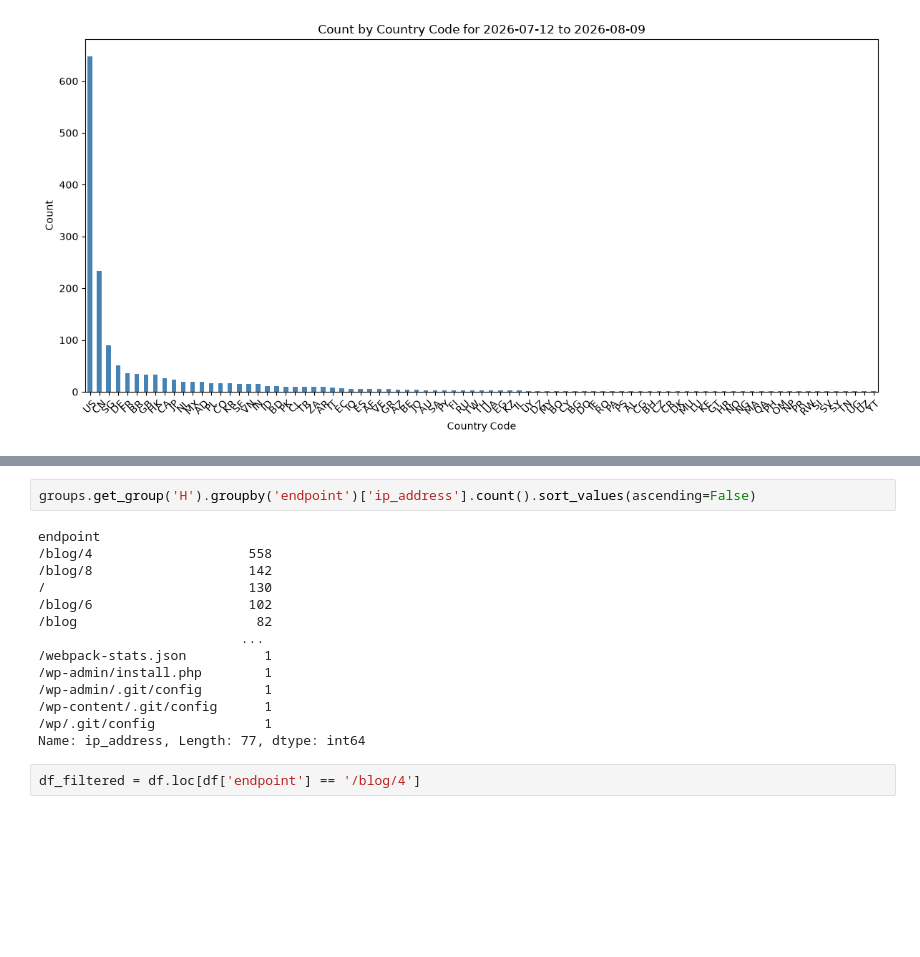
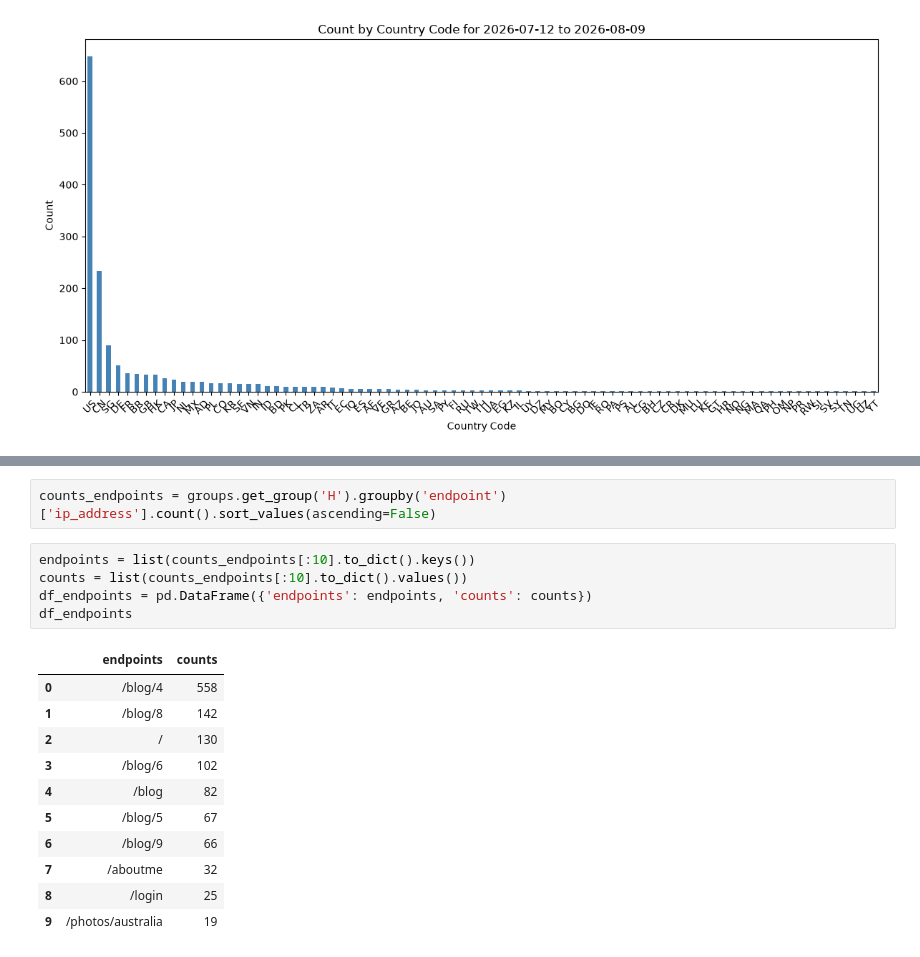
Before and after one commit to philiplessner/LogFileAnalysis, a Jupyter notebook: analysis.ipynb, the cells around one changed output, grey strips where cells are left out. Cells and saved outputs as stored; diff of their text form; blank space fills up the shorter version.

```diff
--- a/analysis.ipynb
+++ b/analysis.ipynb
@@ -63,18 +99,19 @@ plt.tight_layout()
 # %%
-groups.get_group('H').groupby('endpoint')['ip_address'].count().sort_values(ascending=False)
+counts_endpoints = groups.get_group('H').groupby('endpoint')['ip_address'].count().sort_values(ascending=False)
-# %% [output]
-endpoint
-/blog/4                    558
-/blog/8                    142
-/                          130
-/blog/6                    102
-/blog                       82
-                          ...
-/webpack-stats.json          1
-/wp-admin/install.php        1
-/wp-admin/.git/config        1
-/wp-content/.git/config      1
-/wp/.git/config              1
-Name: ip_address, Length: 77, dtype: int64
 # %%
-df_filtered = df.loc[df['endpoint'] == '/blog/4']
+endpoints = list(counts_endpoints[:10].to_dict().keys())
+counts = list(counts_endpoints[:10].to_dict().values())
+df_endpoints = pd.DataFrame({'endpoints': endpoints, 'counts': counts})
+df_endpoints
+# %% [output]
+|  | endpoints | counts |
+| 0 | /blog/4 | 558 |
+| 1 | /blog/8 | 142 |
+| 2 | / | 130 |
+| 3 | /blog/6 | 102 |
+| 4 | /blog | 82 |
+| 5 | /blog/5 | 67 |
+| 6 | /blog/9 | 66 |
+| 7 | /aboutme | 32 |
+| 8 | /login | 25 |
+| 9 | /photos/australia | 19 |
```
Also changed, not shown: parts of 8 cells of this notebook.
